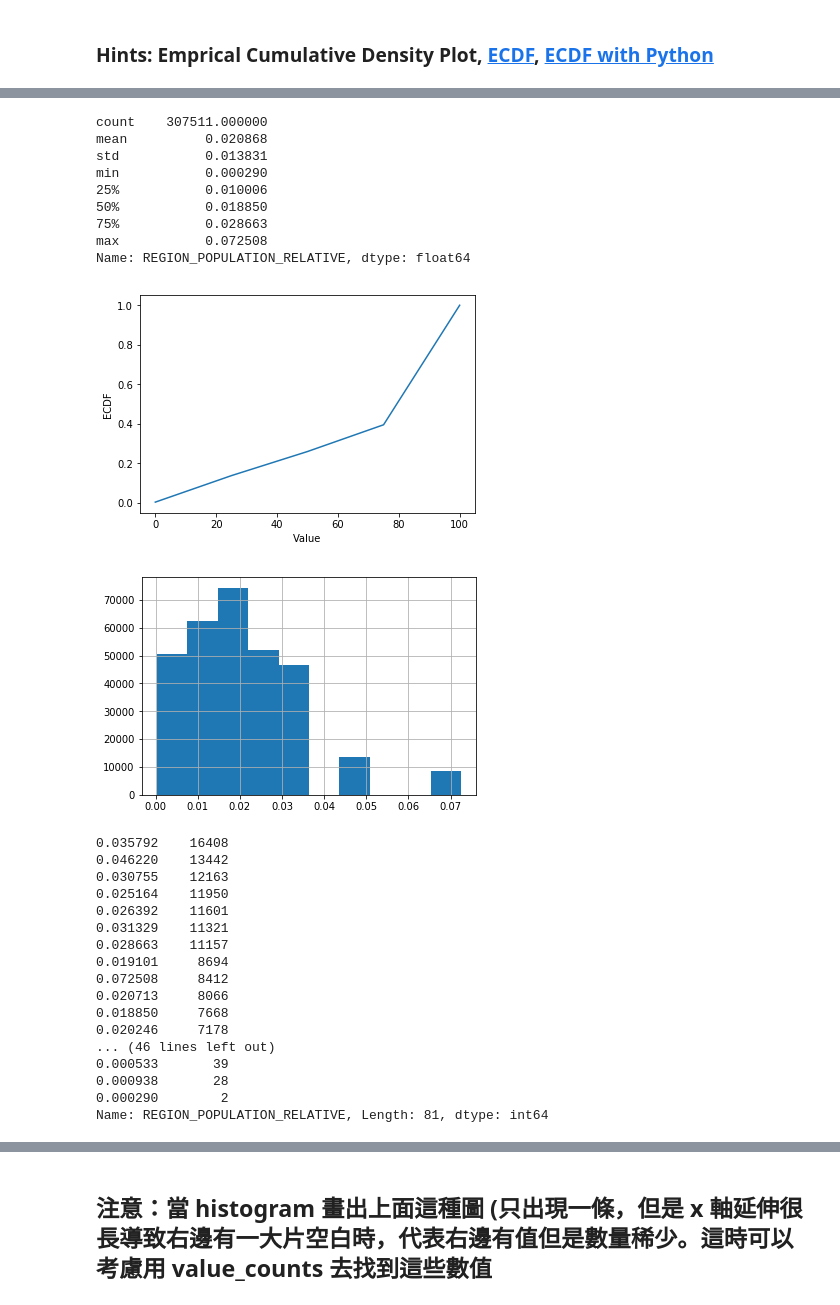
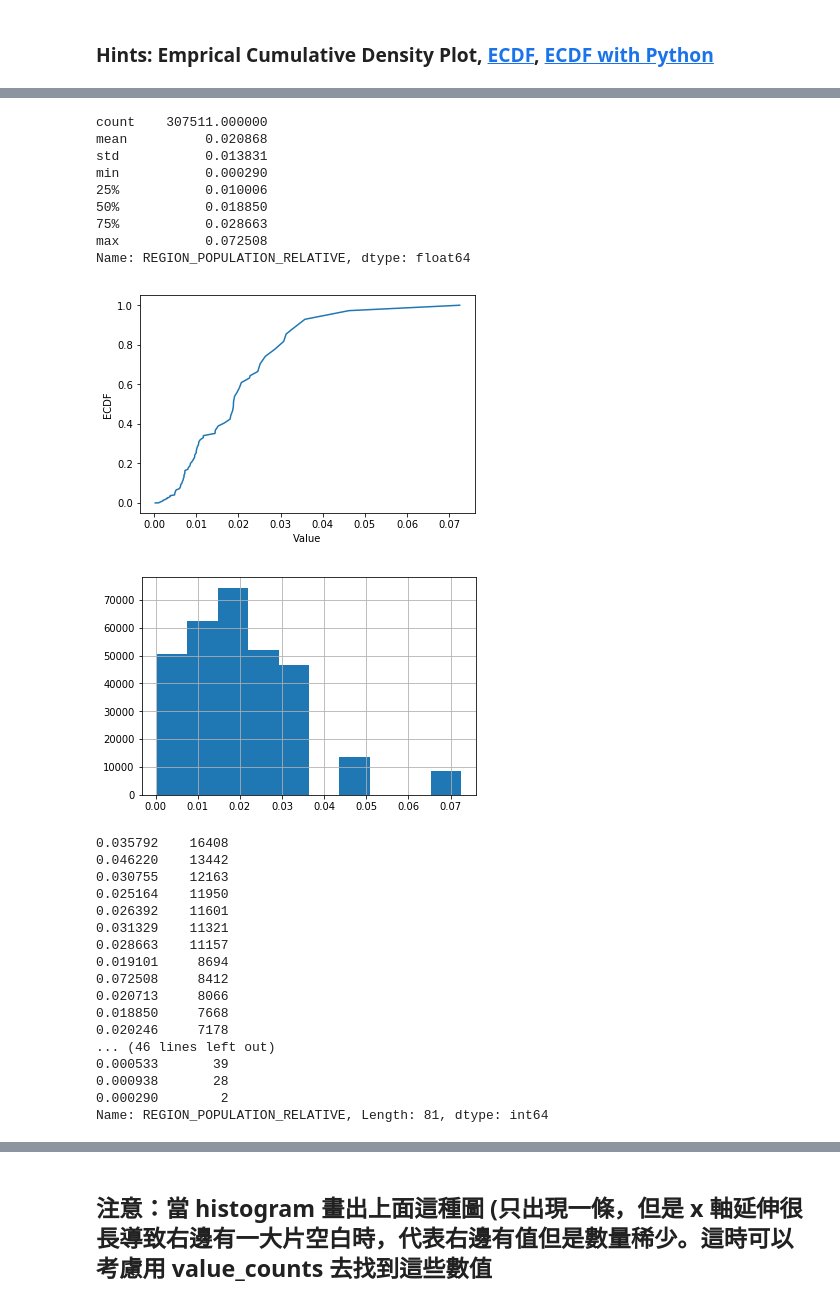
Before and after one commit to YRC0612/2nd-ML100Days, a Jupyter notebook: homework/Day_006_HW.ipynb, the cells around one changed output, grey strips where cells are left out. Saved outputs shown, nothing was run; the diff lists cells and outputs as text; code cells hidden in the pictures.

```diff
--- a/homework/Day_006_HW.ipynb
+++ b/homework/Day_006_HW.ipynb
@@ -120,37 +120,35 @@ Name: AMT_INCOME_TOTAL, dtype: float64
 print(app_train['REGION_POPULATION_RELATIVE'].describe())
 
 # 繪製 Empirical Cumulative Density Plot (ECDF)
 """
 Your Code Here
 """
-cdf = app_train['REGION_POPULATION_RELATIVE'].describe()[3:]
-
-cdf.index = [0,25,50,75,100]
+cdf = app_train.REGION_POPULATION_RELATIVE.value_counts().sort_index().cumsum()
 
 plt.plot(list(cdf.index), cdf/cdf.max())
 plt.xlabel('Value')
 plt.ylabel('ECDF')
 plt.ylim([-0.05,1.05]) # 限制顯示圖片的範圍
 plt.show()
 
 app_train['REGION_POPULATION_RELATIVE'].hist()
 plt.show()
 
 app_train['REGION_POPULATION_RELATIVE'].value_counts()
 
 # 就以這個欄位來說，雖然有資料掉在分布以外，也不算異常，僅代表這間公司在稍微熱鬧的地區有的據點較少，
 # 導致 region population relative 在少的部分較為密集，但在大的部分較為疏漏
 # %% [output]
 count    307511.000000
 mean          0.020868
 std           0.013831
 min           0.000290
 25%           0.010006
 50%           0.018850
 75%           0.028663
 max           0.072508
 Name: REGION_POPULATION_RELATIVE, dtype: float64
-[figure, old version]
+[figure, new version]
 [figure]
 0.035792    16408
 0.046220    13442
```
Also changed, not shown: parts of 4 cells of this notebook.
